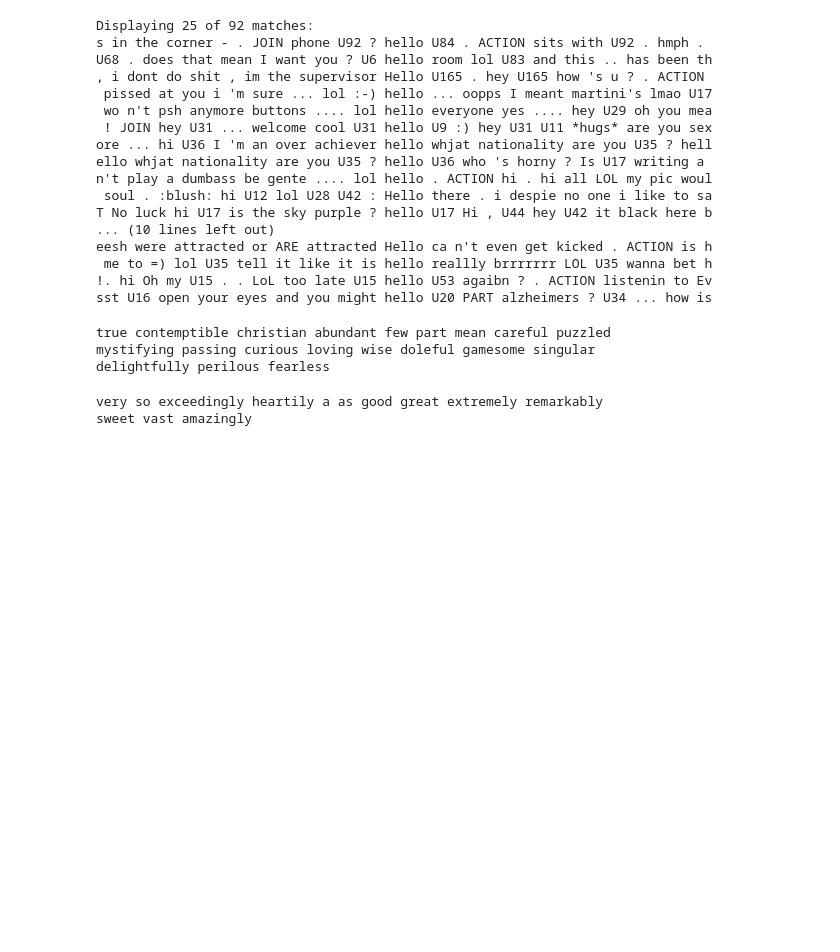
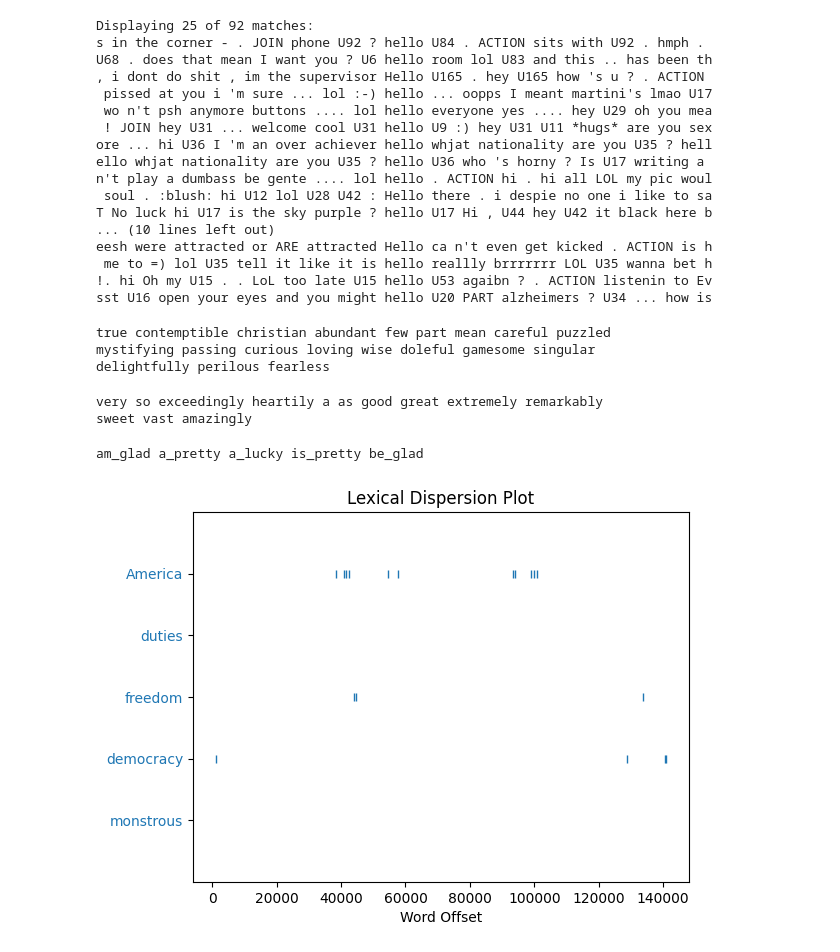
Before and after one commit to Akshat-Rastogi-6/NLP, a Jupyter notebook: 1.ipynb, the cells around one changed output. Cells and saved outputs as stored; diff of their text form; code cells hidden in the pictures; blank space fills up the shorter version.

```diff
--- a/1.ipynb
+++ b/1.ipynb
@@ -75,3 +58,11 @@ text2.similar("monstrous")
 # %% [output]
 very so exceedingly heartily a as good great extremely remarkably
 sweet vast amazingly
+# %%
+text2.common_contexts(["monstrous", "very"])
+# %% [output]
+am_glad a_pretty a_lucky is_pretty be_glad
+# %%
+text2.dispersion_plot(["monstrous", "democracy", "freedom", "duties", "America"])
+# %% [output]
+[figure, added]
```
Also changed, not shown: parts of 18 cells of this notebook, 1 other file.
